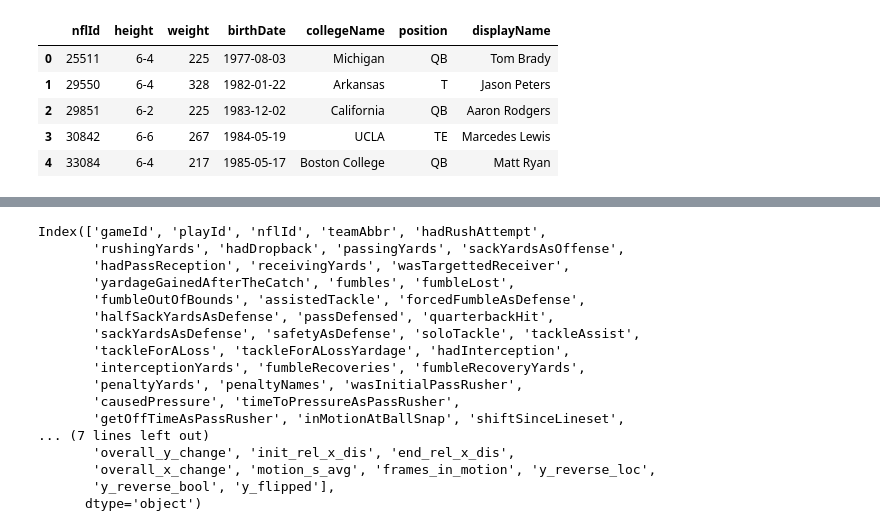
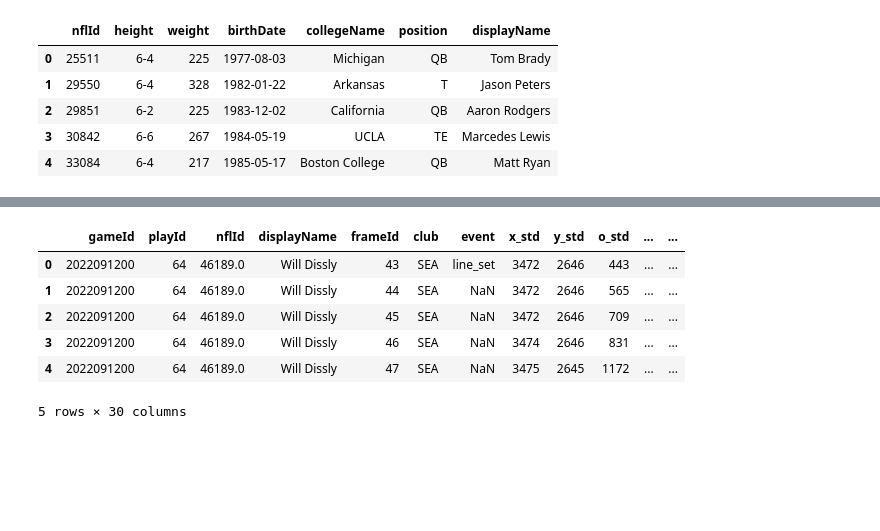
Before and after one commit to etienne-busnel/NFL-Big-Data-Bowl-2025, a Jupyter notebook: Feature_Creation.ipynb, the cells around one changed output, grey strips where cells are left out. Drawn from its saved outputs; the diff is of its cells as text; code cells hidden in the pictures; blank space fills up the shorter version.

```diff
--- a/Feature_Creation.ipynb
+++ b/Feature_Creation.ipynb
@@ -207,23 +205,3 @@ df_player_play_motion.loc[mask, ['init_rel_y_dis', 'end_rel_y_dis', 'overall_y_c
 # #column for their position
 # df_positions = df_player[['nflId','position']]
 # df_player_play_motion = df_player_play_motion.merge(df_positions, on=['nflId'], how='inner')
-# %%
-df_player_play_motion.columns
-# %% [output]
-Index(['gameId', 'playId', 'nflId', 'teamAbbr', 'hadRushAttempt',
-       'rushingYards', 'hadDropback', 'passingYards', 'sackYardsAsOffense',
-       'hadPassReception', 'receivingYards', 'wasTargettedReceiver',
-       'yardageGainedAfterTheCatch', 'fumbles', 'fumbleLost',
-       'fumbleOutOfBounds', 'assistedTackle', 'forcedFumbleAsDefense',
-       'halfSackYardsAsDefense', 'passDefensed', 'quarterbackHit',
-       'sackYardsAsDefense', 'safetyAsDefense', 'soloTackle', 'tackleAssist',
-       'tackleForALoss', 'tackleForALossYardage', 'hadInterception',
-       'interceptionYards', 'fumbleRecoveries', 'fumbleRecoveryYards',
-       'penaltyYards', 'penaltyNames', 'wasInitialPassRusher',
-       'causedPressure', 'timeToPressureAsPassRusher',
-       'getOffTimeAsPassRusher', 'inMotionAtBallSnap', 'shiftSinceLineset',
-... (7 lines left out)
-       'overall_y_change', 'init_rel_x_dis', 'end_rel_x_dis',
-       'overall_x_change', 'motion_s_avg', 'frames_in_motion', 'y_reverse_loc',
-       'y_reverse_bool', 'y_flipped'],
-      dtype='object')
@@ -230,3 +226,13 @@ Index(['gameId', 'playId', 'nflId', 'teamAbbr', 'hadRushAttempt',
+# %%
+tracking_simple.head()
+# %% [output]
+|  | gameId | playId | nflId | displayName | frameId | club | event | x_std | y_std | o_std | ... | ... |
+| 0 | 2022091200 | 64 | 46189.0 | Will Dissly | 43 | SEA | line_set | 3472 | 2646 | 443 | ... | ... |
+| 1 | 2022091200 | 64 | 46189.0 | Will Dissly | 44 | SEA | NaN | 3472 | 2646 | 565 | ... | ... |
+| 2 | 2022091200 | 64 | 46189.0 | Will Dissly | 45 | SEA | NaN | 3472 | 2646 | 709 | ... | ... |
+| 3 | 2022091200 | 64 | 46189.0 | Will Dissly | 46 | SEA | NaN | 3474 | 2646 | 831 | ... | ... |
+| 4 | 2022091200 | 64 | 46189.0 | Will Dissly | 47 | SEA | NaN | 3475 | 2645 | 1172 | ... | ... |
+5 rows × 30 columns
 # %%
 df_clustering_cols = df_player_play_motion[[
     'shiftSinceLineset', 'motionSinceLineset', 'snap_motion_gap',
```
Also changed, not shown: parts of 7 cells of this notebook, 2 other files.
